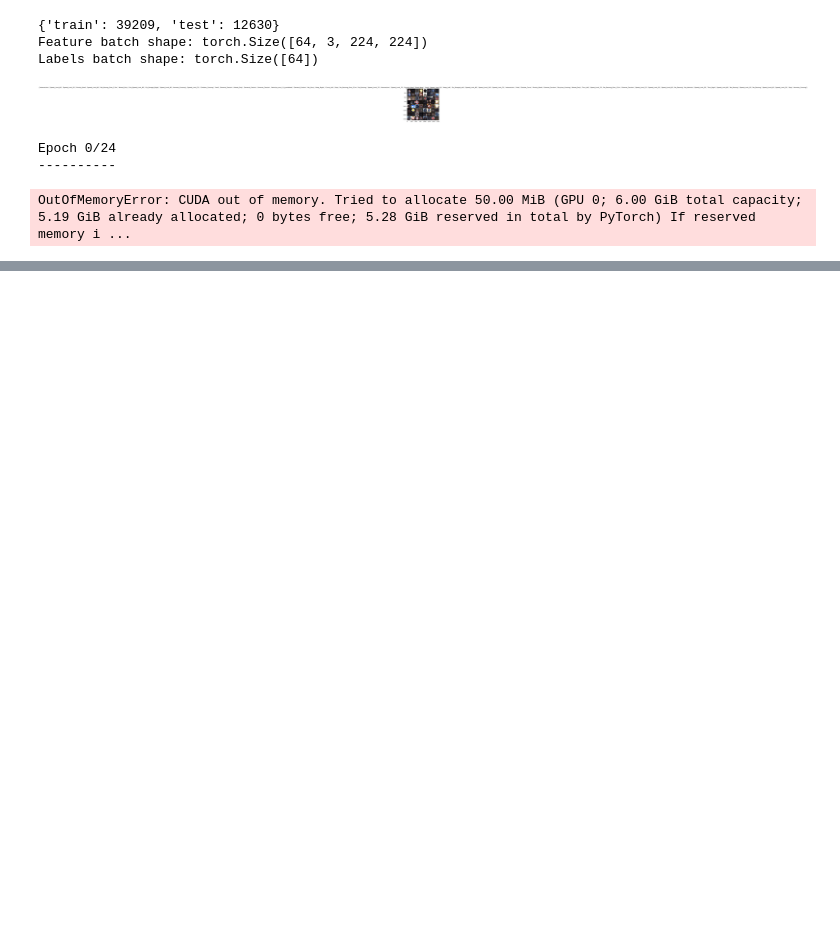
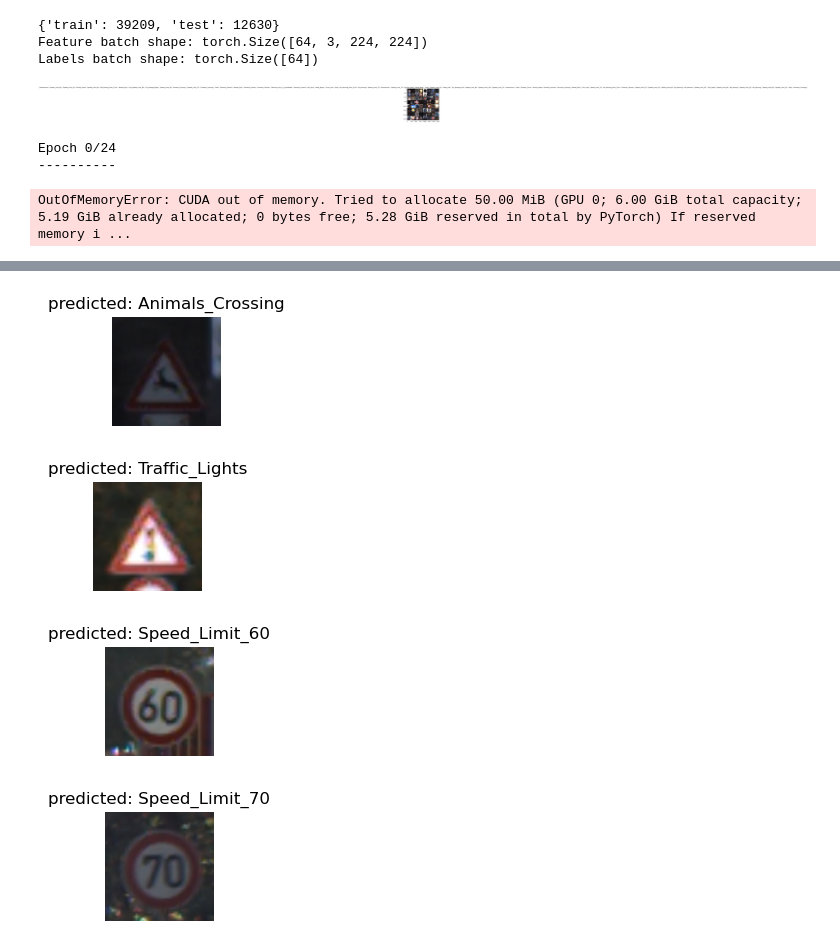
Before and after one commit to Tobstab/Adversarial_System, a Jupyter notebook: final-year-project-v1.ipynb, the cells around one changed output, grey strips where cells are left out. Drawn from its saved outputs; the diff is of its cells as text; code cells hidden in the pictures; blank space fills up the shorter version.

Commit message:
added in model loader

```diff
--- a/final-year-project-v1.ipynb
+++ b/final-year-project-v1.ipynb
@@ -279,0 +280,9 @@ visualize_model(model_ft)
+# %%
+
+model_ft.load_state_dict(torch.load("Models/best_model"))
+visualize_model(model_ft)
+# %% [output]
+[figure, added]
+[figure, added]
+[figure, added]
+[figure, added]
```
Also changed, not shown: parts of 1 cell of this notebook.
